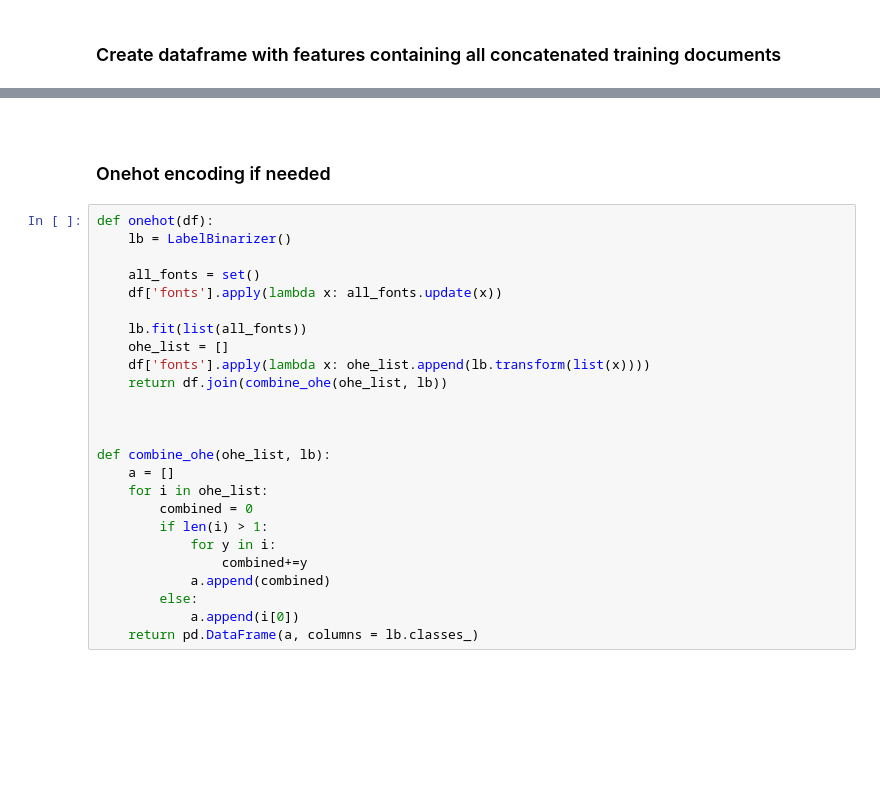
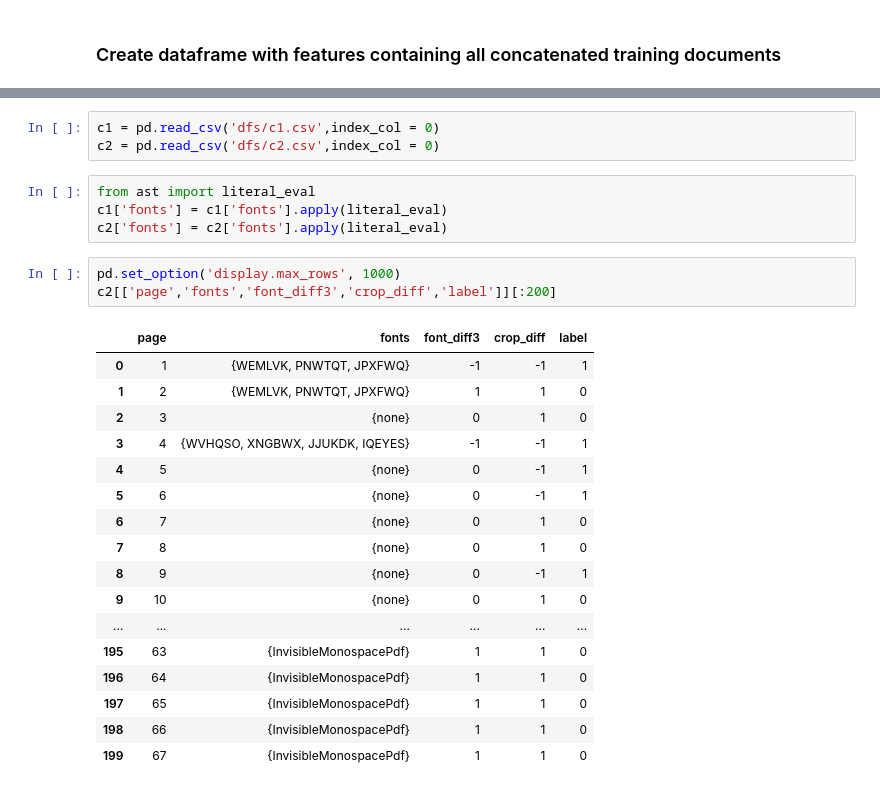
Before and after one commit to stewiemcbacon/thesis-document-splitting, a Jupyter notebook: notebooks/readdata.ipynb, the cells around one changed output, grey strips where cells are left out. Drawn from its saved outputs; the diff is of its cells as text; blank space fills up the shorter version.

```diff
--- a/notebooks/readdata.ipynb
+++ b/notebooks/readdata.ipynb
@@ -325,29 +319,28 @@ vectorizing texts
-# %% [markdown]
-<a id="df"></a>
-# %% [markdown]
-### Onehot encoding if needed
-# %%
-def onehot(df):
-    lb = LabelBinarizer()
-
-    all_fonts = set()
-    df['fonts'].apply(lambda x: all_fonts.update(x))
-
-    lb.fit(list(all_fonts))
-    ohe_list = []
-    df['fonts'].apply(lambda x: ohe_list.append(lb.transform(list(x))))
-    return df.join(combine_ohe(ohe_list, lb))
-
-
-
-def combine_ohe(ohe_list, lb):
-    a = []
-    for i in ohe_list:
-        combined = 0
-        if len(i) > 1:
-            for y in i:
-                combined+=y
-            a.append(combined)
-        else:
-            a.append(i[0])
-    return pd.DataFrame(a, columns = lb.classes_)
+# %%
+c1 = pd.read_csv('dfs/c1.csv',index_col = 0)
+c2 = pd.read_csv('dfs/c2.csv',index_col = 0)
+# %%
+from ast import literal_eval
+c1['fonts'] = c1['fonts'].apply(literal_eval)
+c2['fonts'] = c2['fonts'].apply(literal_eval)
+# %%
+pd.set_option('display.max_rows', 1000)
+c2[['page','fonts','font_diff3','crop_diff','label']][:200]
+# %% [output]
+|  | page | fonts | font_diff3 | crop_diff | label |
+| 0 | 1 | {WEMLVK, PNWTQT, JPXFWQ} | -1 | -1 | 1 |
+| 1 | 2 | {WEMLVK, PNWTQT, JPXFWQ} | 1 | 1 | 0 |
+| 2 | 3 | {none} | 0 | 1 | 0 |
+| 3 | 4 | {WVHQSO, XNGBWX, JJUKDK, IQEYES} | -1 | -1 | 1 |
+| 4 | 5 | {none} | 0 | -1 | 1 |
+| 5 | 6 | {none} | 0 | -1 | 1 |
+| 6 | 7 | {none} | 0 | 1 | 0 |
+| 7 | 8 | {none} | 0 | 1 | 0 |
+| 8 | 9 | {none} | 0 | -1 | 1 |
+| 9 | 10 | {none} | 0 | 1 | 0 |
+| ... | ... | ... | ... | ... | ... |
+| 195 | 63 | {InvisibleMonospacePdf} | 1 | 1 | 0 |
+| 196 | 64 | {InvisibleMonospacePdf} | 1 | 1 | 0 |
+| 197 | 65 | {InvisibleMonospacePdf} | 1 | 1 | 0 |
+| 198 | 66 | {InvisibleMonospacePdf} | 1 | 1 | 0 |
+| 199 | 67 | {InvisibleMonospacePdf} | 1 | 1 | 0 |
```
Also changed, not shown: parts of 11 cells of this notebook, 6 other files.
